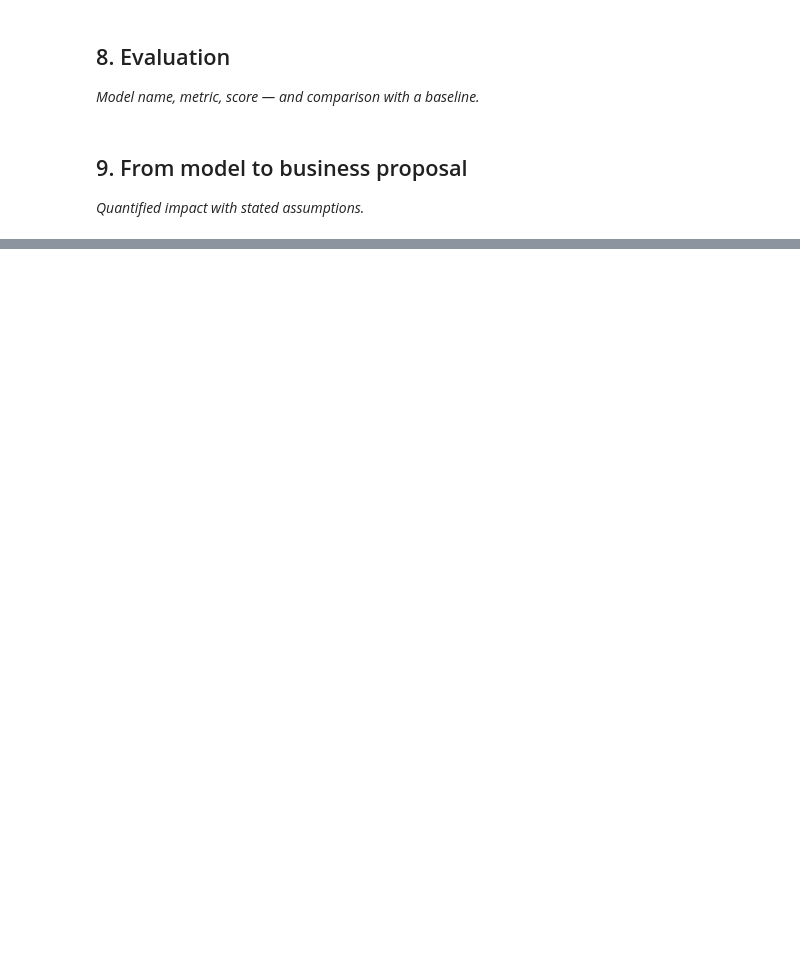
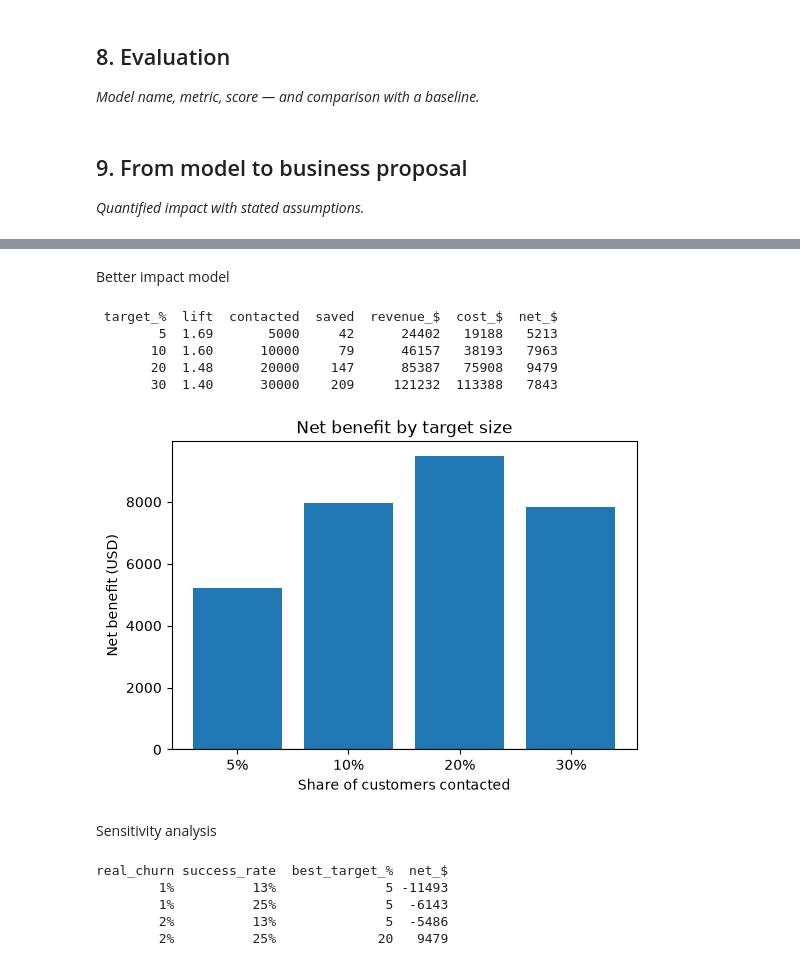
Before and after one commit to dilmani773/gci-final-assignment, a Jupyter notebook: main.ipynb, the cells around one changed output, grey strips where cells are left out. Drawn from its saved outputs; the diff is of its cells as text; code cells hidden in the pictures; blank space fills up the shorter version.

Commit message:
finished the analysis part

```diff
--- a/main.ipynb
+++ b/main.ipynb
@@ -265,0 +424,63 @@ _List all sources and the AI chat URL(s)._
+# %% [markdown]
+Better impact model
+# %%
+# ---------- ASSUMPTIONS (placeholders — find sources!) ----------
+REAL_CHURN       = 0.02   # real monthly churn rate
+SUCCESS_RATE     = 0.25   # % of contacted churners who stay because of the offer
+CONTACT_COST     = 1      # SMS / call per customer (USD)
+INCENTIVE        = 50     # discount or upgrade value per accepted offer (USD)
+NONCHURN_ACCEPT  = 0.05   # % of non-churners who also take the offer (waste)
+MONTHS_KEPT      = 12
+
+def impact(k):
+    lift      = top_k_capture(y_test, lgb_proba, k) / y_test.mean()
+    targeted  = N_CUSTOMERS * k
+    churners  = targeted * REAL_CHURN * lift
+    saved     = churners * SUCCESS_RATE
+    wasted    = (targeted - churners) * NONCHURN_ACCEPT
+    revenue   = saved * ARPU * MONTHS_KEPT
+    cost      = targeted * CONTACT_COST + (saved + wasted) * INCENTIVE
+    return {'target_%': int(k * 100), 'lift': round(lift, 2), 'contacted': int(targeted),
+            'saved': int(saved), 'revenue_$': int(revenue), 'cost_$': int(cost),
+            'net_$': int(revenue - cost)}
+
+results = pd.DataFrame([impact(k) for k in [0.05, 0.10, 0.20, 0.30]])
+print(results.to_string(index=False))
+
+# Chart for slides
+plt.figure(figsize=(6, 4))
+plt.bar(results['target_%'].astype(str) + '%', results['net_$'])
+plt.axhline(0, color='black', linewidth=0.8)
+plt.title('Net benefit by target size')
+plt.xlabel('Share of customers contacted'); plt.ylabel('Net benefit (USD)')
+plt.savefig('figures/net_benefit.png', dpi=200, bbox_inches='tight')
+plt.show()
+# %% [output]
+ target_%  lift  contacted  saved  revenue_$  cost_$  net_$
+        5  1.69       5000     42      24402   19188   5213
+       10  1.60      10000     79      46157   38193   7963
+       20  1.48      20000    147      85387   75908   9479
+       30  1.40      30000    209     121232  113388   7843
+[figure, added]
+# %% [markdown]
+Sensitivity analysis
+# %%
+rows = []
+for churn in [0.01, 0.02]:
+    for success in [0.13, 0.25]:
+        REAL_CHURN, SUCCESS_RATE = churn, success
+        best = max([impact(k) for k in [0.05, 0.10, 0.20, 0.30]], key=lambda r: r['net_$'])
+        rows.append({'real_churn': f'{churn:.0%}', 'success_rate': f'{success:.0%}',
+                     'best_target_%': best['target_%'], 'net_$': best['net_$']})
+
+sens = pd.DataFrame(rows)
+print(sens.to_string(index=False))
+
+# reset to base case
+REAL_CHURN, SUCCESS_RATE = 0.01, 0.13
+# %% [output]
+real_churn success_rate  best_target_%  net_$
+        1%          13%              5 -11493
+        1%          25%              5  -6143
+        2%          13%              5  -5486
+        2%          25%             20   9479
```
Also changed, not shown: parts of 22 cells of this notebook, 3 other files.
